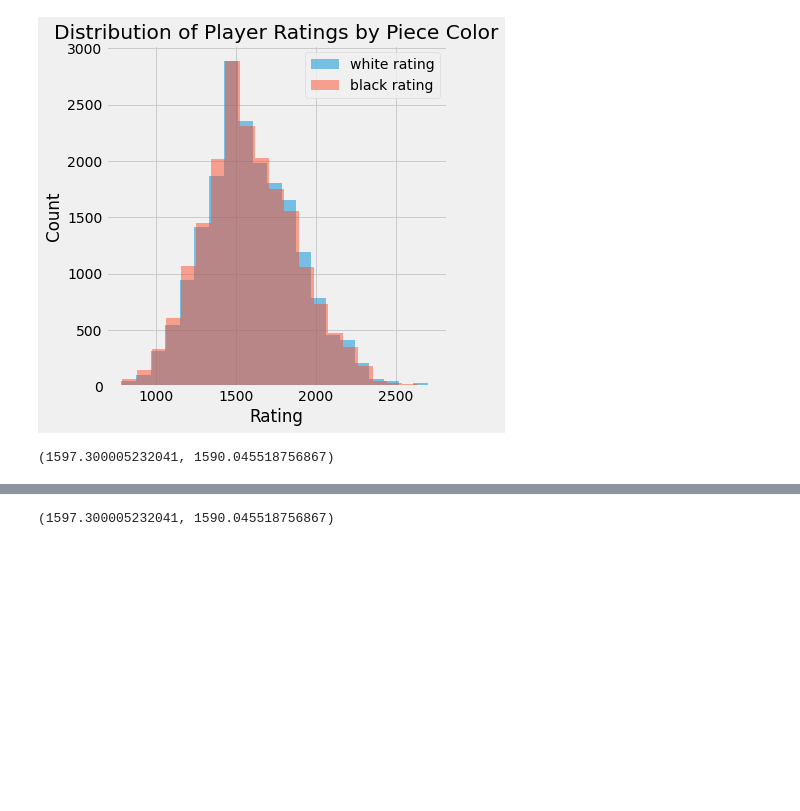
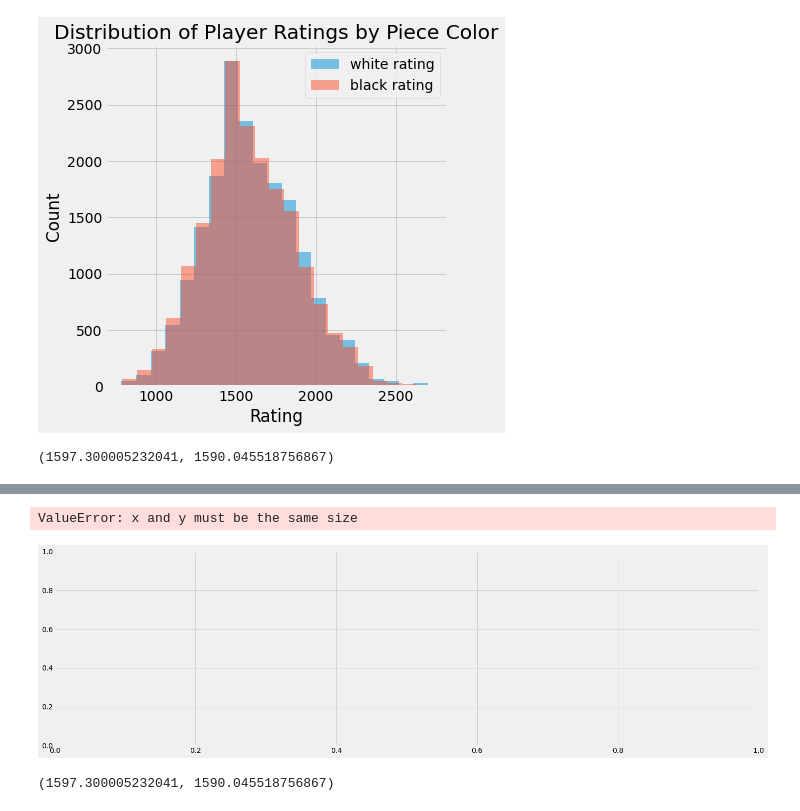
Before and after one commit to rmesrobi/Chess-Openings-EDA, a Jupyter notebook: notebooks/chess_EDA_Final.ipynb, the cells around one changed output, grey strips where cells are left out. Saved outputs shown, nothing was run; the diff lists cells and outputs as text; code cells hidden in the pictures; blank space fills up the shorter version.

```diff
--- a/chess_EDA_Final.ipynb
+++ b/notebooks/chess_EDA_Final.ipynb
@@ -192,3 +209,26 @@ plt.savefig('images/distribution_of_ratings_by_game_and_group.png', bbox_inches
+# %%
+white_beginners = df[df['white_rating_value'] == "Beginner"]
+black_beginners = df[df['black_rating_value'] == "Beginner"]
+white_novice = df[df['white_rating_value'] == "Novice"]
+black_novice = df[df['black_rating_value'] == "Novice"]
+white_expert = df[df['white_rating_value'] == "Expert"]
+black_expert = df[df['black_rating_value'] == "Expert"]
+white_master = df[df['white_rating_value'] == "Master"]
+black_master = df[df['black_rating_value'] == "Master"]
+# %%
+fig, ax = plt.subplots(1,1, figsize = (20,6))
+ax.scatter(white_beginners['white_rating'], black_beginners['black_rating'], label = 'Beginner')
+ax.scatter(white_novice['white_rating'], black_novice['black_rating'], label = 'Novice')
+ax.scatter(white_expert['white_rating'], black_expert['black_rating'], label = 'Expert')
+ax.scatter(white_master['white_rating'], black_master['black_rating'], label = 'Beginner')
+ax.set_ylabel('black rating')
+ax.set_xlabel('white rating')
+ax.set_title('Distribution of Ratings by Game and Ranking Group')
+ax.legend()
+plt.savefig('images/ratings_by_game_and_group.png', bbox_inches = "tight")
+# %% [output]
+ValueError: x and y must be the same size
+[figure, added]
 # %%
 df['white_rating'].mean(), df['black_rating'].mean()
 # %% [output]
```
Also changed, not shown: parts of 5 cells of this notebook, 3 other files.
